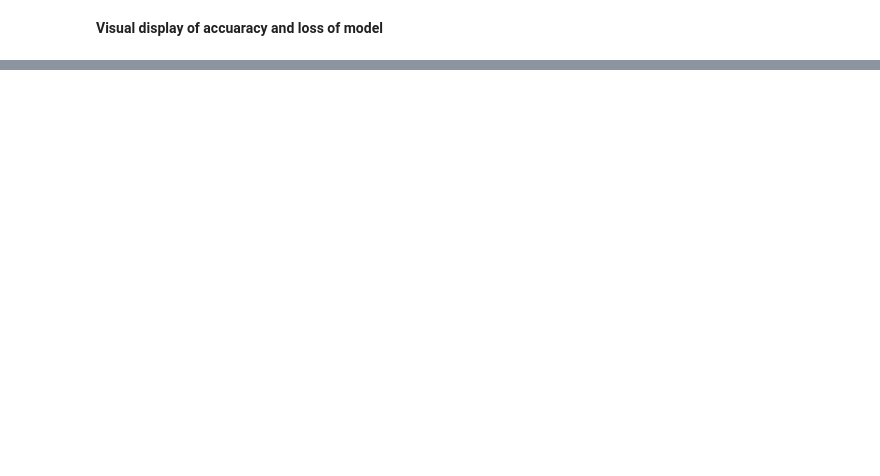
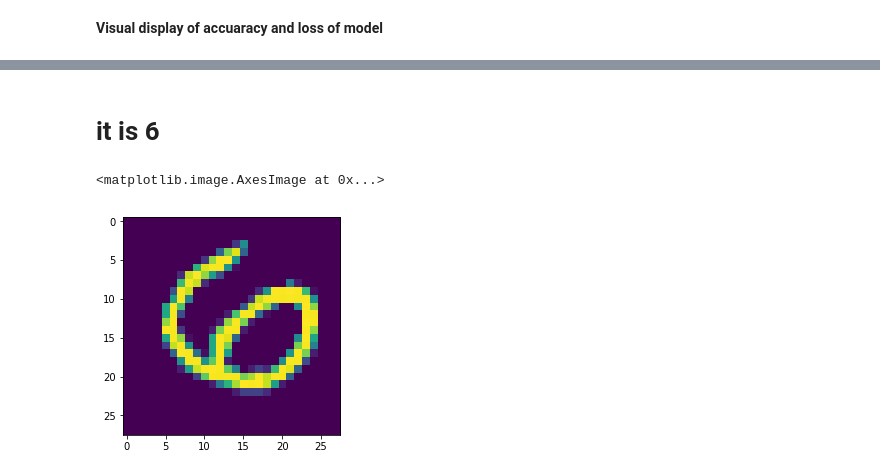
Before and after one commit to sujitkoley9/Digit-recognizer, a Jupyter notebook: Digit Recognizer.ipynb, the cells around one changed output, grey strips where cells are left out. Drawn from its saved outputs; the diff is of its cells as text; code cells hidden in the pictures; blank space fills up the shorter version.

```diff
--- a/Digit Recognizer.ipynb
+++ b/Digit Recognizer.ipynb
@@ -202,0 +233,19 @@ it is cat
+# %%
+
+
+test_image_1 = np.expand_dims(X_val[11], axis = 0)
+test_image_2 = np.expand_dims(X_val[20], axis = 0)
+
+prediction_1 = classifier.predict_classes(test_image_1)
+prediction_2 = classifier.predict_classes(test_image_2)
+# %%
+from IPython.display import Image,display,HTML
+
+
+display(HTML('<h1> it is  ' +str(prediction_1[0]) +  ' </h1>'))
+
+plt.imshow(X_val[11].reshape(28,28))
+# %% [output]
+it is 6
+<matplotlib.image.AxesImage at 0x...>
+[figure, added]
```
Also changed, not shown: parts of 34 cells of this notebook.
